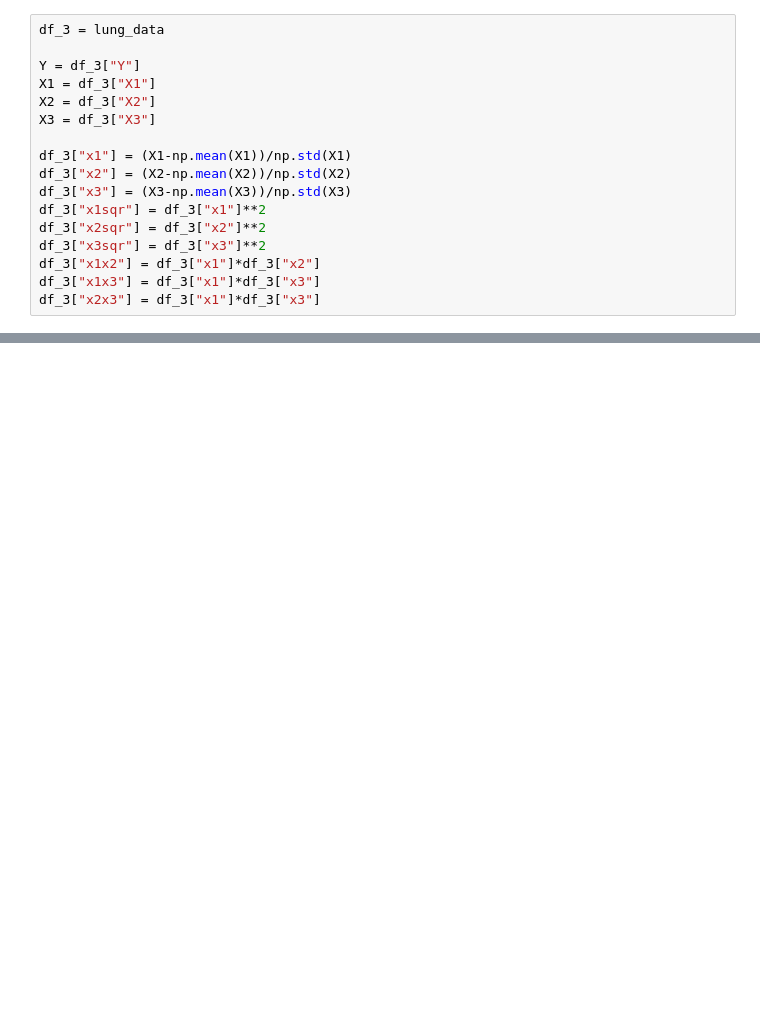
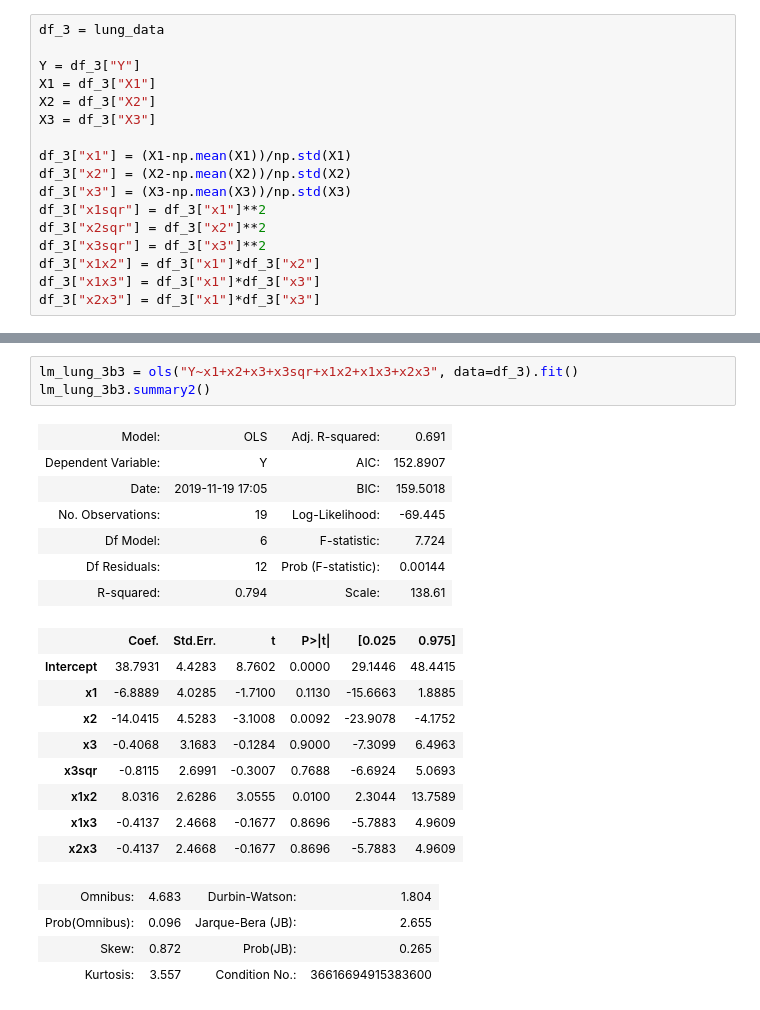
Before and after one commit to srk-apts/CS-E-106, a Jupyter notebook: Homework/HW7/hw7_python.ipynb, the cells around one changed output, grey strips where cells are left out. Cells and saved outputs as stored; diff of their text form; blank space fills up the shorter version.

```diff
--- a/Homework/HW7/hw7_python.ipynb
+++ b/Homework/HW7/hw7_python.ipynb
@@ -391,0 +438,24 @@ SyntaxError: invalid syntax (<ipython-input-67-a91ca672ceaf>, line 2)
+# %%
+lm_lung_3b3 = ols("Y~x1+x2+x3+x3sqr+x1x2+x1x3+x2x3", data=df_3).fit()
+lm_lung_3b3.summary2()
+# %% [output]
+| Model: | OLS | Adj. R-squared: | 0.691 |
+| Dependent Variable: | Y | AIC: | 152.8907 |
+| Date: | 2019-11-19 17:05 | BIC: | 159.5018 |
+| No. Observations: | 19 | Log-Likelihood: | -69.445 |
+| Df Model: | 6 | F-statistic: | 7.724 |
+| Df Residuals: | 12 | Prob (F-statistic): | 0.00144 |
+| R-squared: | 0.794 | Scale: | 138.61 |
+|  | Coef. | Std.Err. | t | P>|t| | [0.025 | 0.975] |
+| Intercept | 38.7931 | 4.4283 | 8.7602 | 0.0000 | 29.1446 | 48.4415 |
+| x1 | -6.8889 | 4.0285 | -1.7100 | 0.1130 | -15.6663 | 1.8885 |
+| x2 | -14.0415 | 4.5283 | -3.1008 | 0.0092 | -23.9078 | -4.1752 |
+| x3 | -0.4068 | 3.1683 | -0.1284 | 0.9000 | -7.3099 | 6.4963 |
+| x3sqr | -0.8115 | 2.6991 | -0.3007 | 0.7688 | -6.6924 | 5.0693 |
+| x1x2 | 8.0316 | 2.6286 | 3.0555 | 0.0100 | 2.3044 | 13.7589 |
+| x1x3 | -0.4137 | 2.4668 | -0.1677 | 0.8696 | -5.7883 | 4.9609 |
+| x2x3 | -0.4137 | 2.4668 | -0.1677 | 0.8696 | -5.7883 | 4.9609 |
+| Omnibus: | 4.683 | Durbin-Watson: | 1.804 |
+| Prob(Omnibus): | 0.096 | Jarque-Bera (JB): | 2.655 |
+| Skew: | 0.872 | Prob(JB): | 0.265 |
+| Kurtosis: | 3.557 | Condition No.: | 36616694915383600 |
```
Also changed, not shown: parts of 33 cells of this notebook.
